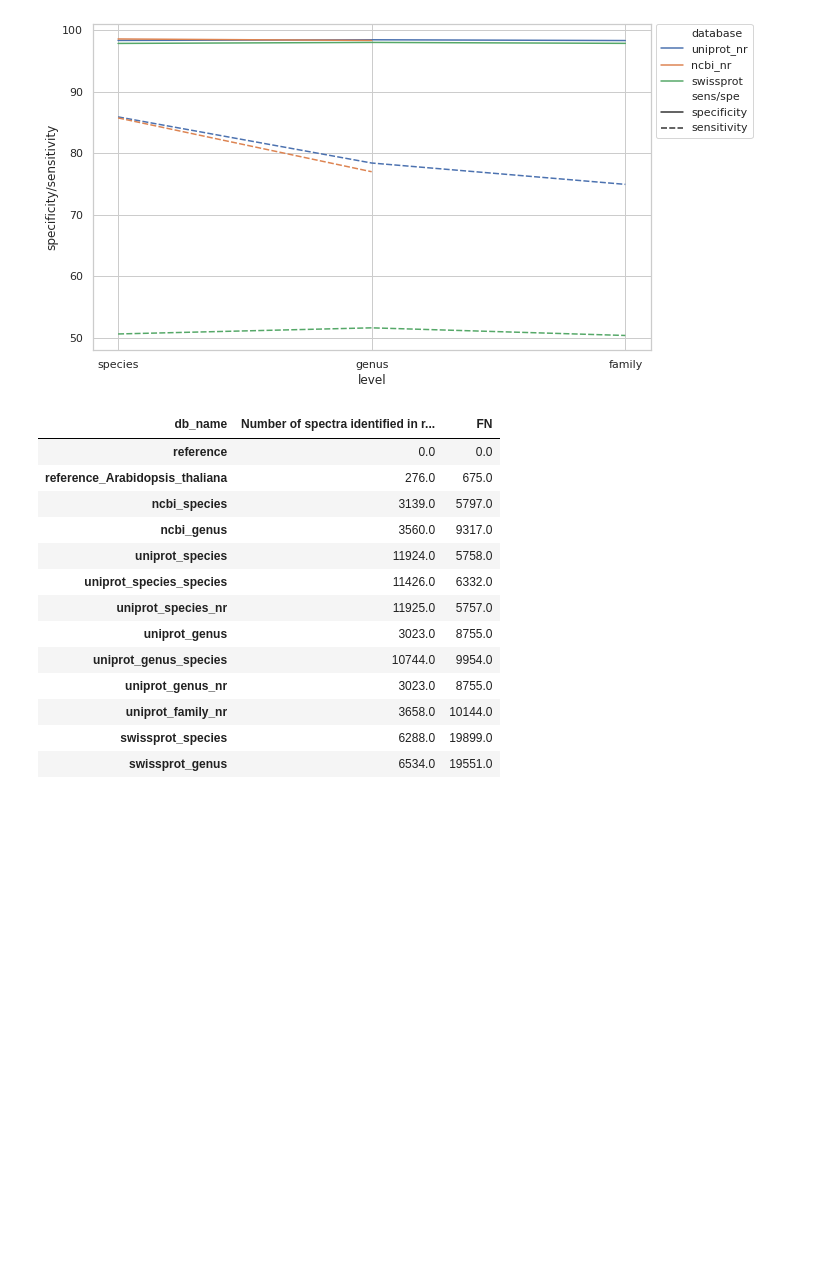
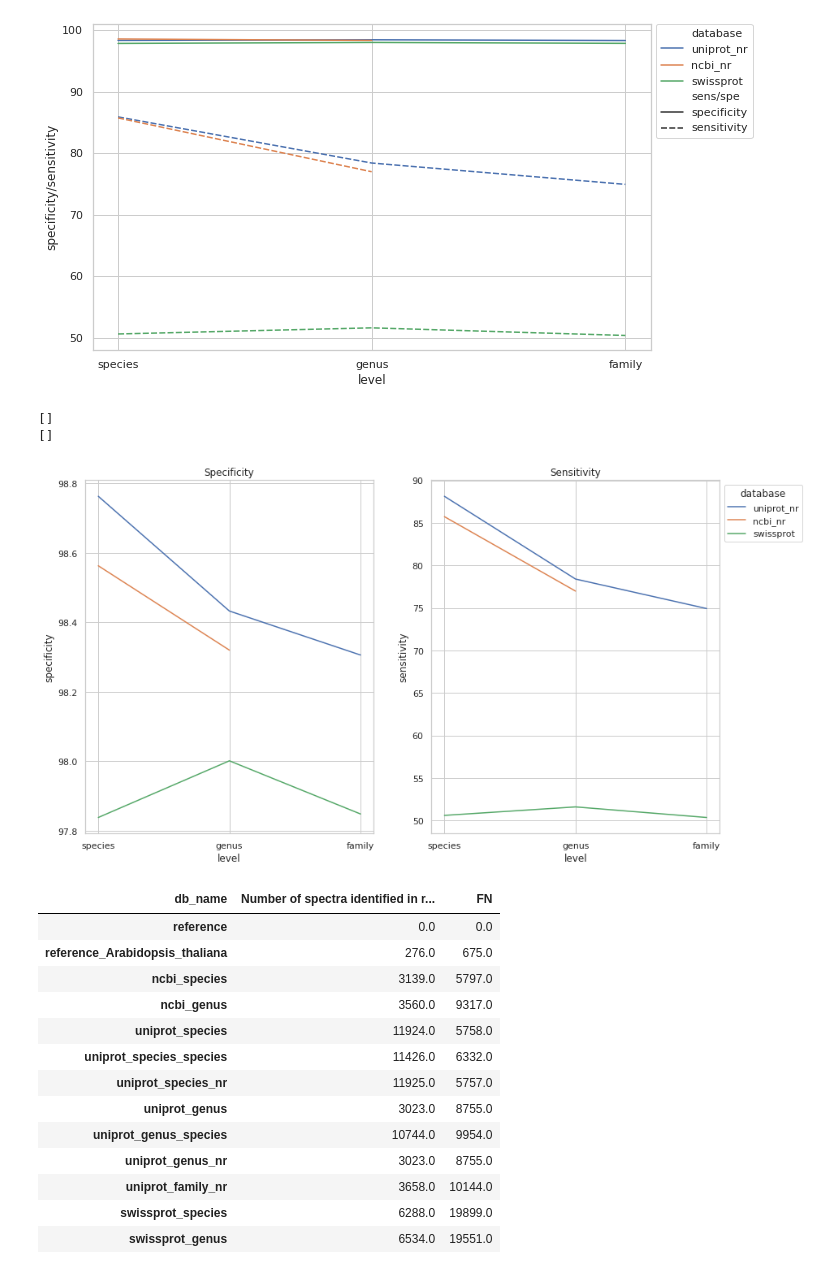
Before and after one commit to jschmacht/xtandem_result_analyzer, a Jupyter notebook: create_plots_from_sensitivity_analysis.ipynb, the cells around one changed output. Drawn from its saved outputs; the diff is of its cells as text; code cells hidden in the pictures; blank space fills up the shorter version.

```diff
--- a/create_plots_from_sensitivity_analysis.ipynb
+++ b/create_plots_from_sensitivity_analysis.ipynb
@@ -285,6 +281,27 @@ df_all=create_df_for_lineplot_from_rows_df2(column_names2, rows2)
 plt = plot_lineplot_sens_spec2(df_all)
 # %% [output]
 [figure]
+# %%
+column_names = ['database', 'level', 'specificity', 'sensitivity']
+rows =[['uniprot_nr', 'species',98.76290187169737, 88.12102458311844 ], ['uniprot_nr', 'genus', 98.432606, 78.391253], ['uniprot_nr', 'family', 98.305966, 74.921506 ],
+      ['ncbi_nr', 'species', 98.562885, 85.726948 ], ['ncbi_nr', 'genus', 98.320025, 76.974026],
+      ['swissprot', 'species', 97.838305, 50.595859 ], ['swissprot', 'genus', 98.001373, 51.592057], ['swissprot', 'family', 97.848361, 50.350655]]
+df_spe_sens = pd.DataFrame(rows,columns=column_names)
+df_spe = df_spe_sens[['database', 'level', 'specificity']]
+df_sen = df_spe_sens[['database', 'level', 'sensitivity']]
+
+sns.set_theme(style="whitegrid")
+fig, axes = plt.subplots(1, 2, figsize=(14, 8))
+sns.lineplot(ax=axes[0], data=df_spe, x="level", y="specificity", hue='database', legend=False)
+axes[0].set_title('Specificity')
+sns.lineplot(ax=axes[1], data=df_sen, x="level", y="sensitivity", hue='database', legend=False)
+axes[1].set_title('Sensitivity')
+plt.legend(title='database', bbox_to_anchor=(1, 1), loc=2, labels=['uniprot_nr','ncbi_nr', 'swissprot'])
+plt.savefig("/home/jules/Documents/Tax2Proteome/benchmarking/plots/sens_spec.svg", format='svg')
+# %% [output]
+[]
+[]
+[figure, added]
 # %%
 # additional PSMs
 all_result_df_t[['Number of spectra identified in result but not in reference', 'FN']]
```
Also changed, not shown: parts of 3 cells of this notebook, 3 other files.
